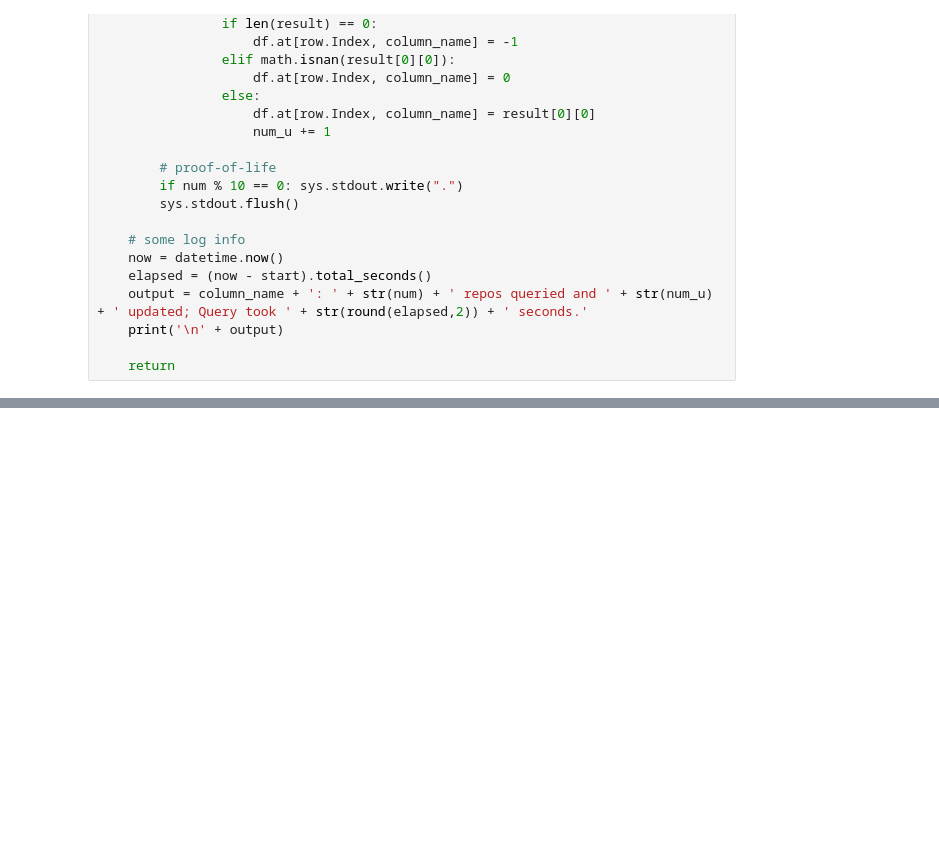
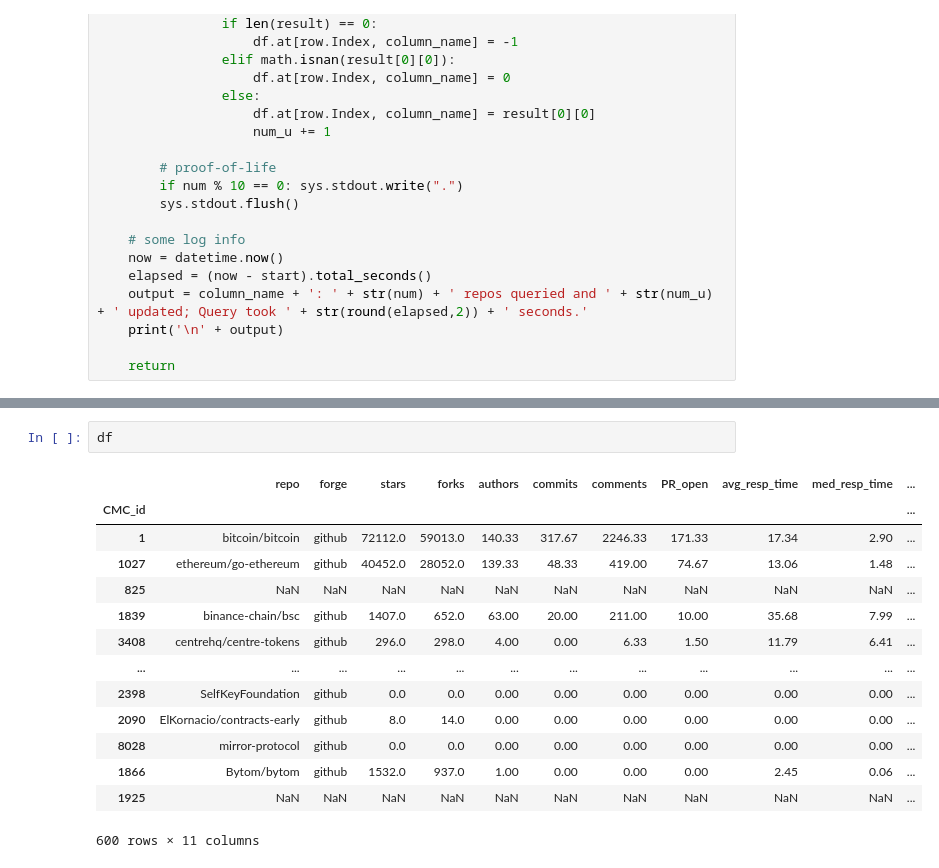
Before and after one commit to millecodex/SEM, a Jupyter notebook: clickhouse_integration.ipynb, the cells around one changed output, grey strips where cells are left out. Saved outputs shown, nothing was run; the diff lists cells and outputs as text; blank space fills up the shorter version.

```diff
--- a/clickhouse_integration.ipynb
+++ b/clickhouse_integration.ipynb
@@ -766,3 +847,20 @@ stars: 430 repos queried and 430 updated; Query took 3.14 seconds.
+# %%
+df
+# %% [output]
+|  | repo | forge | stars | forks | authors | commits | comments | PR_open | avg_resp_time | med_resp_time | ... |
+| CMC_id |  |  |  |  |  |  |  |  |  |  | ... |
+| 1 | bitcoin/bitcoin | github | 72112.0 | 59013.0 | 140.33 | 317.67 | 2246.33 | 171.33 | 17.34 | 2.90 | ... |
+| 1027 | ethereum/go-ethereum | github | 40452.0 | 28052.0 | 139.33 | 48.33 | 419.00 | 74.67 | 13.06 | 1.48 | ... |
+| 825 | NaN | NaN | NaN | NaN | NaN | NaN | NaN | NaN | NaN | NaN | ... |
+| 1839 | binance-chain/bsc | github | 1407.0 | 652.0 | 63.00 | 20.00 | 211.00 | 10.00 | 35.68 | 7.99 | ... |
+| 3408 | centrehq/centre-tokens | github | 296.0 | 298.0 | 4.00 | 0.00 | 6.33 | 1.50 | 11.79 | 6.41 | ... |
+| ... | ... | ... | ... | ... | ... | ... | ... | ... | ... | ... | ... |
+| 2398 | SelfKeyFoundation | github | 0.0 | 0.0 | 0.00 | 0.00 | 0.00 | 0.00 | 0.00 | 0.00 | ... |
+| 2090 | ElKornacio/contracts-early | github | 8.0 | 14.0 | 0.00 | 0.00 | 0.00 | 0.00 | 0.00 | 0.00 | ... |
+| 8028 | mirror-protocol | github | 0.0 | 0.0 | 0.00 | 0.00 | 0.00 | 0.00 | 0.00 | 0.00 | ... |
+| 1866 | Bytom/bytom | github | 1532.0 | 937.0 | 1.00 | 0.00 | 0.00 | 0.00 | 2.45 | 0.06 | ... |
+| 1925 | NaN | NaN | NaN | NaN | NaN | NaN | NaN | NaN | NaN | NaN | ... |
+600 rows × 11 columns
 # %%
 # 'CMC_id' is the key to both dataframes, however 'repo', and 'forge' are duplicated
 dfm = pd.merge(dfs, df, on = ['CMC_id','repo','forge'], how = 'outer')
```
Also changed, not shown: parts of 7 cells of this notebook.
